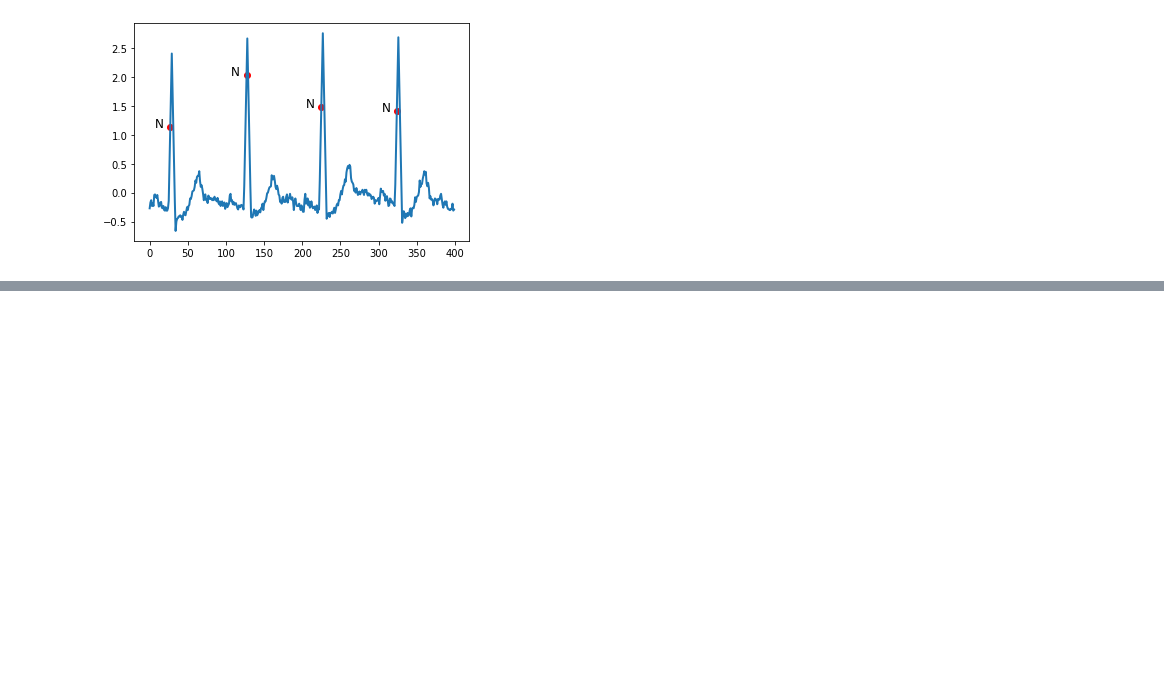
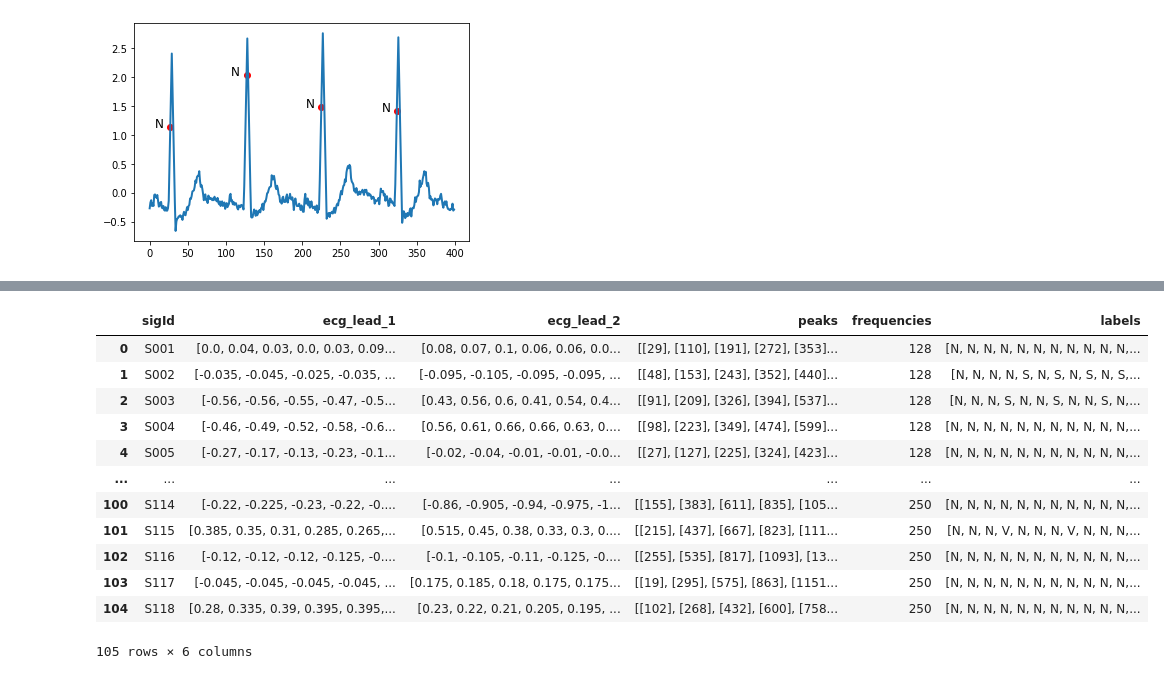
Before and after one commit to simonetome/Heartbeat-NSV-classification, a Jupyter notebook: DataVisualization.ipynb, the cells around one changed output, grey strips where cells are left out. Drawn from its saved outputs; the diff is of its cells as text; code cells hidden in the pictures; blank space fills up the shorter version.

```diff
--- a/DataVisualization.ipynb
+++ b/DataVisualization.ipynb
@@ -144,0 +200,36 @@ create_patch(4,7) # patch for the 4th signal, 7th peak (has to be cut properly)
+# %%
+cols = ["sigId","ecg_lead_1","ecg_lead_2","peaks","frequencies","labels"]
+
+# ecg signals is 105 rows [,,,,,]
+
+first_lead_signals = []
+second_lead_signals = []
+
+for signal in ecg_signals:
+    first_lead_signals.append(np.transpose(signal[:,0]))
+    second_lead_signals.append(np.transpose(signal[:,1]))
+
+
+
+# labels = list()             # labels
+# ids = list()                # Id of samples
+# rpeaks = list()             # detected peaks of the signal
+# ecg_signals = list()        # .mat ecg signal
+# frequencies = list()        # sample frequency of the ecg signal
+
+df = pd.DataFrame(data = np.transpose([ids,first_lead_signals,second_lead_signals,rpeaks,frequencies,labels]),columns = cols)
+df
+# %% [output]
+|  | sigId | ecg_lead_1 | ecg_lead_2 | peaks | frequencies | labels |
+| 0 | S001 | [0.0, 0.04, 0.03, 0.0, 0.03, 0.09... | [0.08, 0.07, 0.1, 0.06, 0.06, 0.0... | [[29], [110], [191], [272], [353]... | 128 | [N, N, N, N, N, N, N, N, N, N, N,... |
+| 1 | S002 | [-0.035, -0.045, -0.025, -0.035, ... | [-0.095, -0.105, -0.095, -0.095, ... | [[48], [153], [243], [352], [440]... | 128 | [N, N, N, N, S, N, S, N, S, N, S,... |
+| 2 | S003 | [-0.56, -0.56, -0.55, -0.47, -0.5... | [0.43, 0.56, 0.6, 0.41, 0.54, 0.4... | [[91], [209], [326], [394], [537]... | 128 | [N, N, N, S, N, N, S, N, N, S, N,... |
+| 3 | S004 | [-0.46, -0.49, -0.52, -0.58, -0.6... | [0.56, 0.61, 0.66, 0.66, 0.63, 0.... | [[98], [223], [349], [474], [599]... | 128 | [N, N, N, N, N, N, N, N, N, N, N,... |
+| 4 | S005 | [-0.27, -0.17, -0.13, -0.23, -0.1... | [-0.02, -0.04, -0.01, -0.01, -0.0... | [[27], [127], [225], [324], [423]... | 128 | [N, N, N, N, N, N, N, N, N, N, N,... |
+| ... | ... | ... | ... | ... | ... | ... |
+| 100 | S114 | [-0.22, -0.225, -0.23, -0.22, -0.... | [-0.86, -0.905, -0.94, -0.975, -1... | [[155], [383], [611], [835], [105... | 250 | [N, N, N, N, N, N, N, N, N, N, N,... |
+| 101 | S115 | [0.385, 0.35, 0.31, 0.285, 0.265,... | [0.515, 0.45, 0.38, 0.33, 0.3, 0.... | [[215], [437], [667], [823], [111... | 250 | [N, N, N, V, N, N, N, V, N, N, N,... |
+| 102 | S116 | [-0.12, -0.12, -0.12, -0.125, -0.... | [-0.1, -0.105, -0.11, -0.125, -0.... | [[255], [535], [817], [1093], [13... | 250 | [N, N, N, N, N, N, N, N, N, N, N,... |
+| 103 | S117 | [-0.045, -0.045, -0.045, -0.045, ... | [0.175, 0.185, 0.18, 0.175, 0.175... | [[19], [295], [575], [863], [1151... | 250 | [N, N, N, N, N, N, N, N, N, N, N,... |
+| 104 | S118 | [0.28, 0.335, 0.39, 0.395, 0.395,... | [0.23, 0.22, 0.21, 0.205, 0.195, ... | [[102], [268], [432], [600], [758... | 250 | [N, N, N, N, N, N, N, N, N, N, N,... |
+105 rows × 6 columns
```
Also changed, not shown: parts of 10 cells of this notebook, 2 other files.
